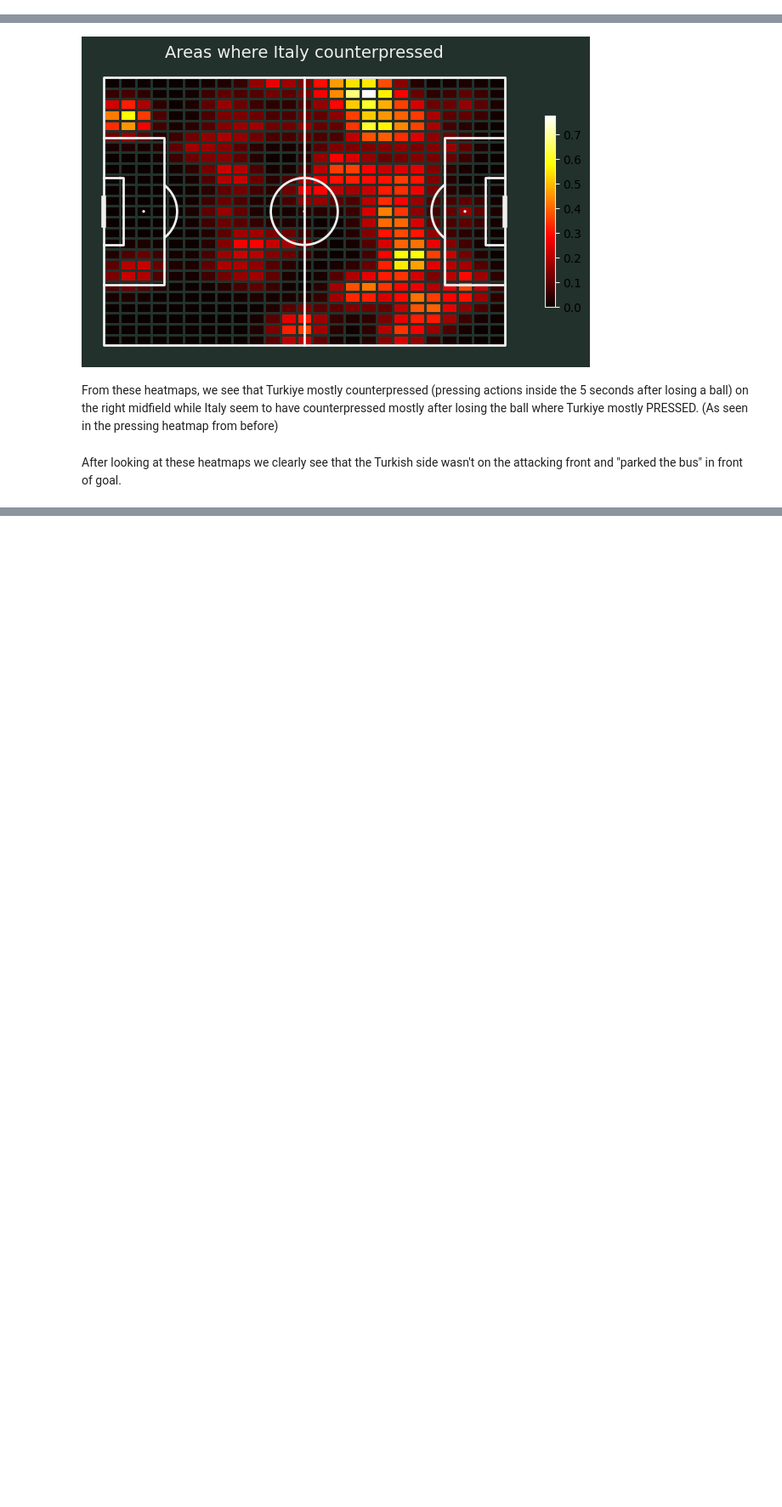
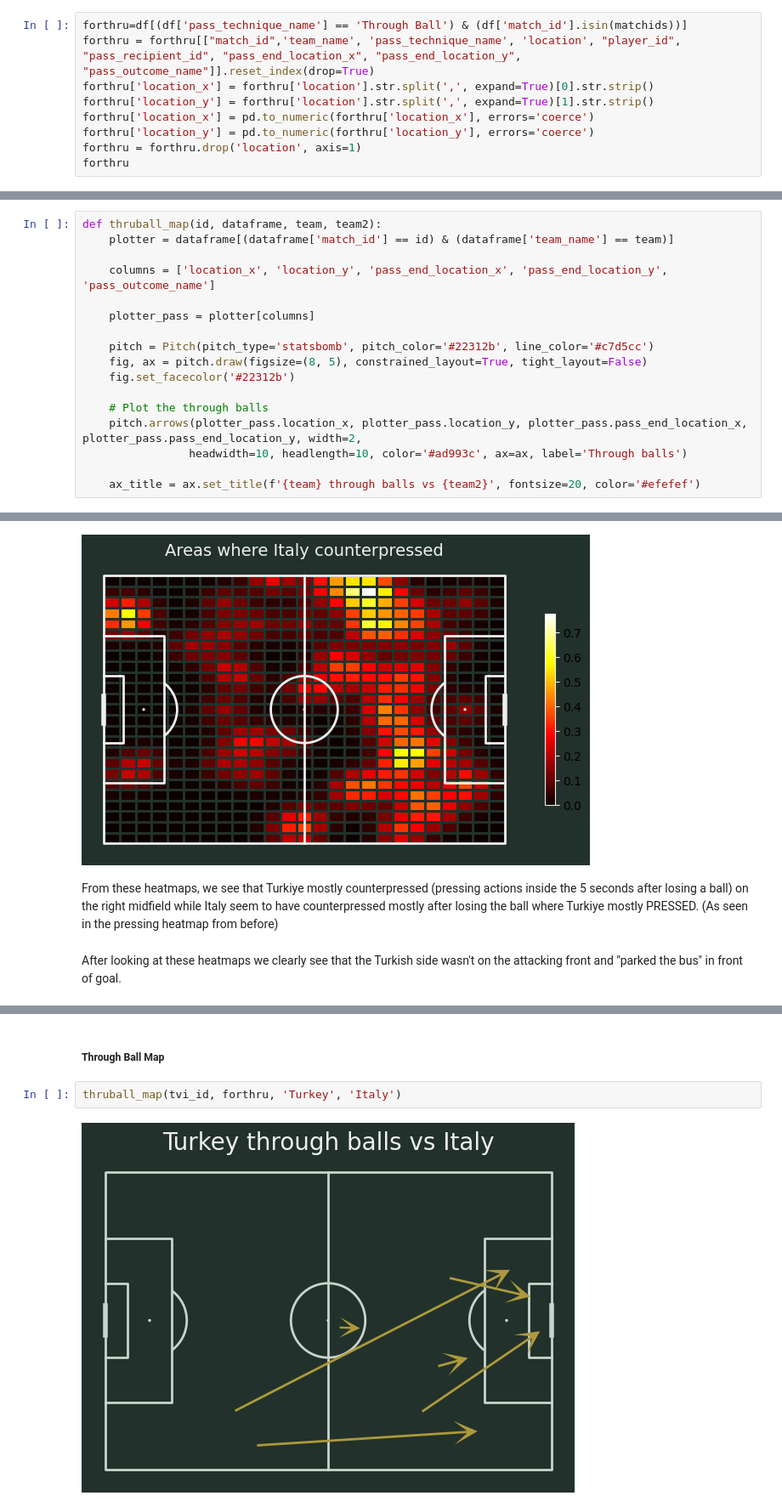
Before and after one commit to yyusufcoskun/Turkiye-EURO-2020-Analysis, a Jupyter notebook: main.ipynb, the cells around one changed output, grey strips where cells are left out. Shown at 85% size. Cells and saved outputs as stored; diff of their text form; blank space fills up the shorter version.

```diff
--- a/main.ipynb
+++ b/main.ipynb
@@ -317,0 +343,9 @@ ball_loss
+# %%
+forthru=df[(df['pass_technique_name'] == 'Through Ball') & (df['match_id'].isin(matchids))]
+forthru = forthru[["match_id",'team_name', 'pass_technique_name', 'location', "player_id", "pass_recipient_id", "pass_end_location_x", "pass_end_location_y", "pass_outcome_name"]].reset_index(drop=True)
+forthru['location_x'] = forthru['location'].str.split(',', expand=True)[0].str.strip()
+forthru['location_y'] = forthru['location'].str.split(',', expand=True)[1].str.strip()
+forthru['location_x'] = pd.to_numeric(forthru['location_x'], errors='coerce')
+forthru['location_y'] = pd.to_numeric(forthru['location_y'], errors='coerce')
+forthru = forthru.drop('location', axis=1)
+forthru
@@ -431,0 +557,17 @@ def shotmap(id, dataframe, team):
+# %%
+def thruball_map(id, dataframe, team, team2):
+    plotter = dataframe[(dataframe['match_id'] == id) & (dataframe['team_name'] == team)]
+
+    columns = ['location_x', 'location_y', 'pass_end_location_x', 'pass_end_location_y', 'pass_outcome_name']
+
+    plotter_pass = plotter[columns]
+
+    pitch = Pitch(pitch_type='statsbomb', pitch_color='#22312b', line_color='#c7d5cc')
+    fig, ax = pitch.draw(figsize=(8, 5), constrained_layout=True, tight_layout=False)
+    fig.set_facecolor('#22312b')
+
+    # Plot the through balls
+    pitch.arrows(plotter_pass.location_x, plotter_pass.location_y, plotter_pass.pass_end_location_x, plotter_pass.pass_end_location_y, width=2,
+                headwidth=10, headlength=10, color='#ad993c', ax=ax, label='Through balls')
+
+    ax_title = ax.set_title(f'{team} through balls vs {team2}', fontsize=20, color='#efefef')
@@ -573,0 +771,6 @@ After looking at these heatmaps we clearly see that the Turkish side wasn't on t
+# %% [markdown]
+<h5> <b> Through Ball Map
+# %%
+thruball_map(tvi_id, forthru, 'Turkey', 'Italy')
+# %% [output]
+[figure, added]
```
Also changed, not shown: parts of 22 cells of this notebook.
